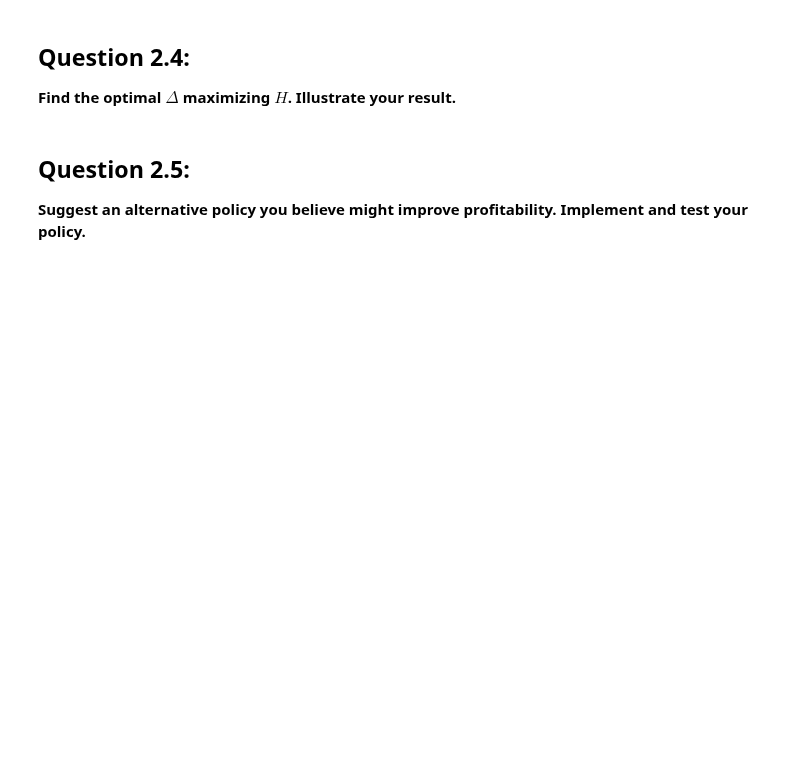
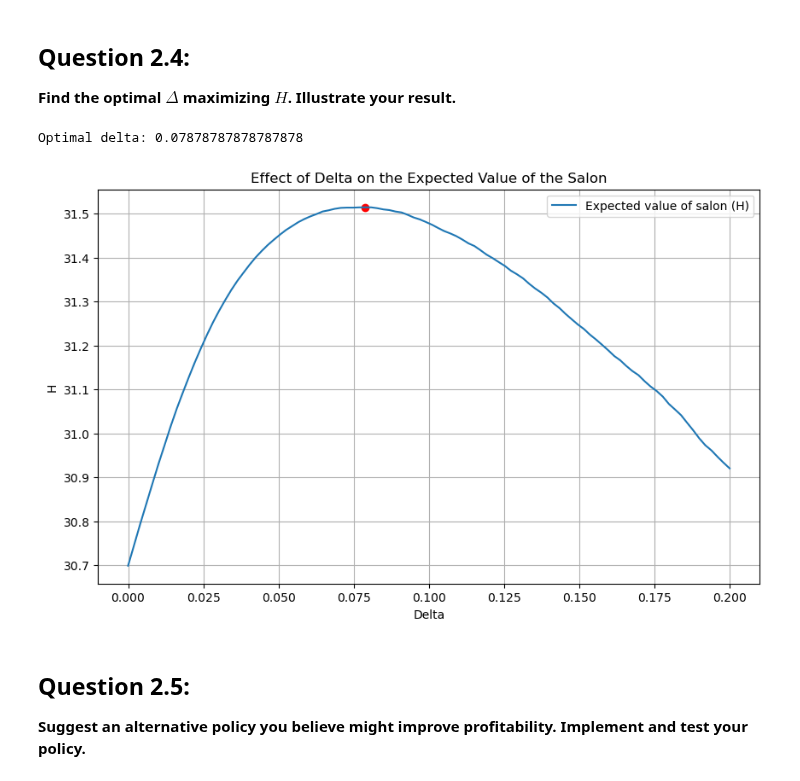
Before and after one commit to NumEconCopenhagen/projects-2023-de-slemme-programmeringsrotter, a Jupyter notebook: examproject/Oliver/Oliver Exam-2023-notebook.ipynb, the cells around one changed output. Saved outputs shown, nothing was run; the diff lists cells and outputs as text; code cells hidden in the pictures; blank space fills up the shorter version.

```diff
--- a/examproject/Oliver/Oliver Exam-2023-notebook.ipynb
+++ b/examproject/Oliver/Oliver Exam-2023-notebook.ipynb
@@ -528,18 +528,3 @@ $$
 # %% [markdown]
 ## **Question 2.3:**
 **Calculate $H$ if the policy above was followed with $\Delta = 0.05$. Does it improve profitability?**
-# %%
-delta = 0.05
-
-# Profit function
-def profit(ell, kappa, eta, w):
-    return kappa * ell ** (1 - eta) - w * ell - iota * (np.diff(ell,prepend=0) != 0)
-
-# Ex post value function
-def h(kappa_series, ell_series):
-    return np.sum(R ** np.arange(120) * profit(ell_series, kappa_series, eta, w))
-
-# Calculate ex ante expected value
-H = np.mean([h(kappa_series[k], ((1 - eta) * kappa_series[k] / w) ** (1 / eta)) for k in range(K)])
-
-print("Ex ante expected value of the salon (H):", H)
@@ -553,3 +573,36 @@ Ex ante expected value of the salon (H): 30.69868605725161
+# %%
+# write your code here
+import matplotlib.pyplot as plt
+
+# Define a range of delta values to try
+delta_values = np.linspace(0, 0.2, 100)  # Modify the range and number of points as needed
+
+# Initialize an array to store the corresponding H values
+H_values = np.zeros_like(delta_values)
+
+# Calculate H for each delta
+for i, delta in enumerate(delta_values):
+    H_values[i] = np.mean([h(kappa_series[k], new_policy(kappa_series[k], w, eta, delta)) for k in range(K)])
+
+# Find the delta that maximizes H
+optimal_delta = delta_values[np.argmax(H_values)]
+
+# Print the optimal delta
+print("Optimal delta:", optimal_delta)
+
+# Plot H against delta
+plt.figure(figsize=(10, 6))
+plt.plot(delta_values, H_values, label='Expected value of salon (H)')
+plt.scatter(optimal_delta, np.max(H_values), color='red')  # Mark the maximum point
+plt.xlabel("Delta")
+plt.ylabel("H")
+plt.title("Effect of Delta on the Expected Value of the Salon")
+plt.legend()
+plt.grid(True)
+plt.show()
+# %% [output]
+Optimal delta: 0.07878787878787878
+[figure, added]
 # %% [markdown]
 ## **Question 2.5:**
 **Suggest an alternative policy you believe might improve profitability. Implement and test your policy.**
```
Also changed, not shown: parts of 16 cells of this notebook.
